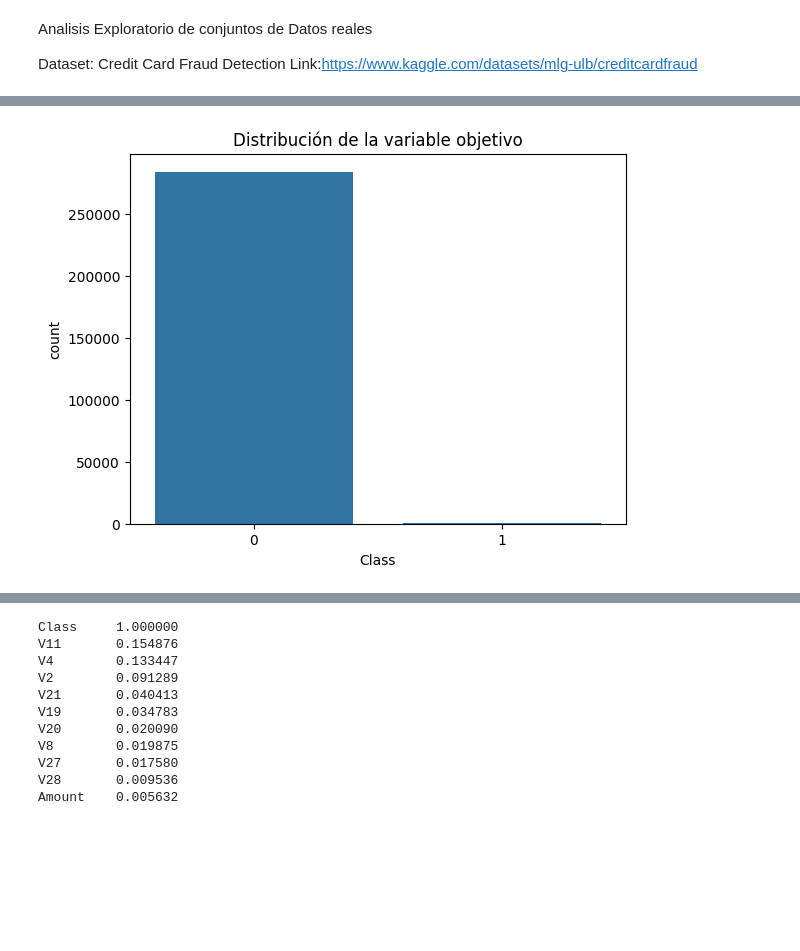
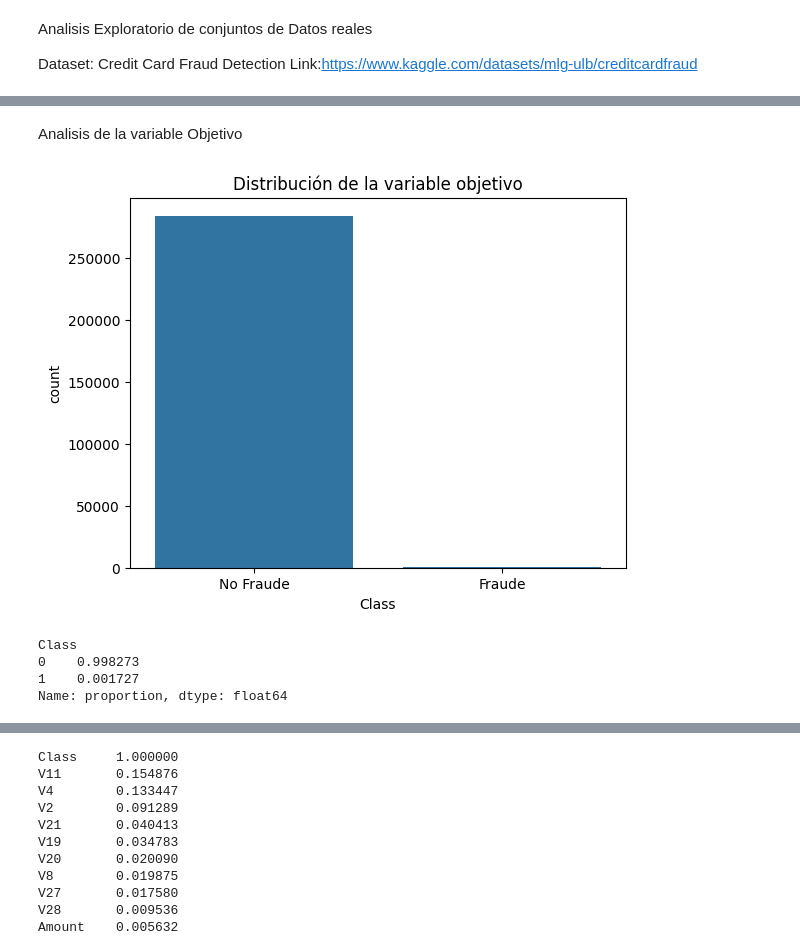
Before and after one commit to AngelMalpartida/Data-Fraud-Detection, a Jupyter notebook: AnalisisExploratorio.ipynb, the cells around one changed output, grey strips where cells are left out. Drawn from its saved outputs; the diff is of its cells as text; code cells hidden in the pictures; blank space fills up the shorter version.

```diff
--- a/AnalisisExploratorio.ipynb
+++ b/AnalisisExploratorio.ipynb
@@ -97,7 +58,16 @@ Name: proportion, dtype: float64
+# %% [markdown]
+Analisis de la variable Objetivo
 # %%
 #Analisis de la variable objetivo (Class)
 sns.countplot(x='Class', data=data)
 plt.title('Distribución de la variable objetivo')
+plt.xticks(ticks=[0, 1], labels=['No Fraude', 'Fraude'])
 plt.show()
+
+print(data['Class'].value_counts(normalize=True))
 # %% [output]
-[figure, old version]
+[figure, new version]
+Class
+0    0.998273
+1    0.001727
+Name: proportion, dtype: float64
```
Also changed, not shown: parts of 20 cells of this notebook.
